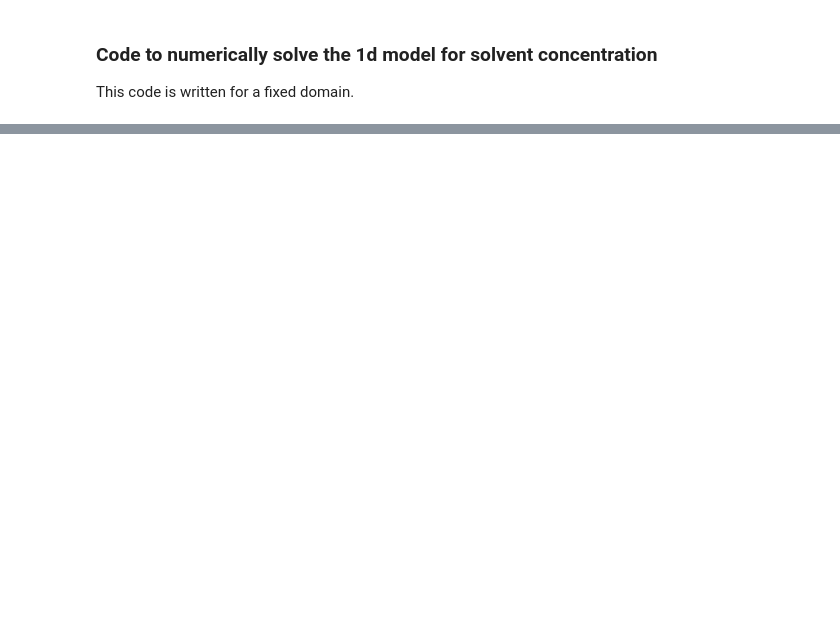
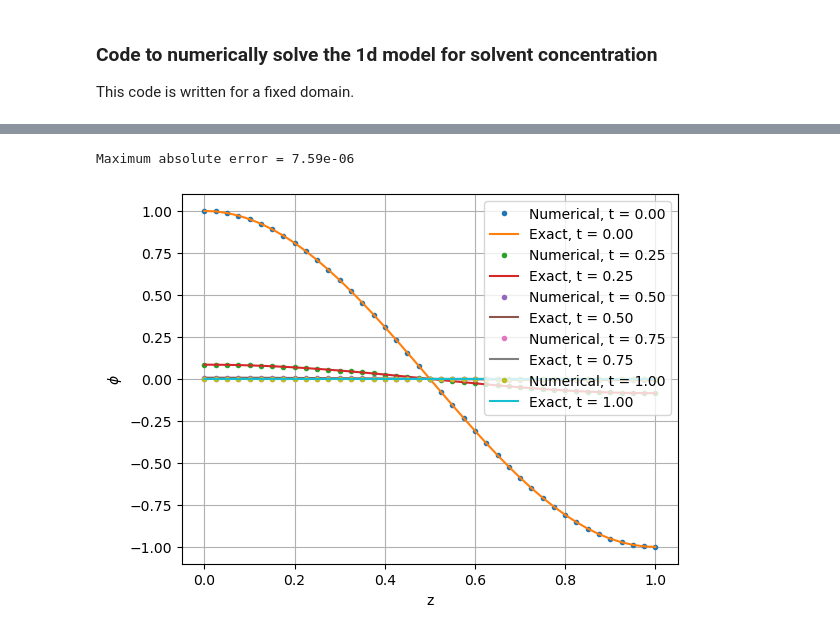
Before and after one commit to ui23013/TechnicalProject, a Jupyter notebook: 1d_model_v1.ipynb, the cells around one changed output, grey strips where cells are left out. Drawn from its saved outputs; the diff is of its cells as text; code cells hidden in the pictures; blank space fills up the shorter version.

```diff
--- a/1d_model_v1.ipynb
+++ b/1d_model_v1.ipynb
@@ -98,0 +117,70 @@ plt.show()
+# %%
+import numpy as np
+import matplotlib.pyplot as plt
+
+# exact-solution test parameters
+Pe_test = 1
+D_test = 1
+h_test = 1
+A_test = 1
+n_test = 1
+
+# RHS: heat equation with zero-flux BCs
+def F_test(u, N, Pe, D, dx):
+    F = np.zeros(N+1)  # preallocate array = size of system
+    # ghost points for zero flux (du/dz = 0) at both ends
+    u_ghost1 = u[1]      # u_{-1}  = u_1
+    u_ghost2 = u[N-1]    # u_{N+1} = u_{N-1}
+
+    # on substrate boundary
+    F[0] = (D/Pe) * (u[1] - 2*u[0] + u_ghost1) / dx**2
+
+    # at free surface
+    F[-1] = (D/Pe) * (u_ghost2 - 2*u[-1] + u[-2]) / dx**2
+
+    # interior grid points
+    F[1:N] = (D/Pe) * (u[2:N+1] - 2*u[1:N] + u[0:N-1]) / dx**2
+    return F
+
+# Forward Euler
+def euler_test(F, tspan, u_0, Nt, N, Pe, D, dx):
+    dt = (tspan[1] - tspan[0]) / Nt
+    t = np.linspace(*tspan, Nt + 1)
+    u = np.zeros((Nt + 1, N + 1))
+    u[0] = u_0
+    for k in range(Nt):
+        u[k+1] = u[k] + dt * F(u[k], N, Pe, D, dx)
+    return t, u
+
+# discretisation
+dx_test = 0.025
+N_test = round(h_test / dx_test)
+z_test = np.linspace(0, h_test, N_test + 1)
+tspan_test = [0, 1]
+dt_test = 0.0001
+Nt_test = round((tspan_test[1] - tspan_test[0]) / dt_test)
+
+# initial condition
+u_0_test = A_test * np.cos(n_test * np.pi * z_test / h_test)
+
+# numerical solution
+t_test, u_test = euler_test(F_test, tspan_test, u_0_test, Nt_test, N_test, Pe_test, D_test, dx_test)
+
+# exact solution
+Z_test, T_test = np.meshgrid(z_test, t_test)
+u_exact_test = A_test * np.cos(n_test * np.pi * Z_test / h_test) * np.exp(-n_test**2 * np.pi**2 * T_test / (Pe_test * h_test**2))
+
+# error
+error_test = np.abs(u_test - u_exact_test)
+print(f"Maximum absolute error = {np.max(error_test):.2e}")
+
+# numerical vs exact
+for time in [0, 0.25, 0.5, 0.75, 1]:
+    k = np.argmin(np.abs(t_test - time))
+    plt.plot(z_test, u_test[k], 'o', ms=3, label=f'Numerical, t = {t_test[k]:.2f}')
+    plt.plot(z_test, u_exact_test[k], '-', label=f'Exact, t = {t_test[k]:.2f}')
+
+plt.xlabel('z'); plt.ylabel(r'$\phi$'); plt.legend(); plt.grid(True); plt.show()
+# %% [output]
+Maximum absolute error = 7.59e-06
+[figure, added]
```
Also changed, not shown: parts of 2 cells of this notebook.
